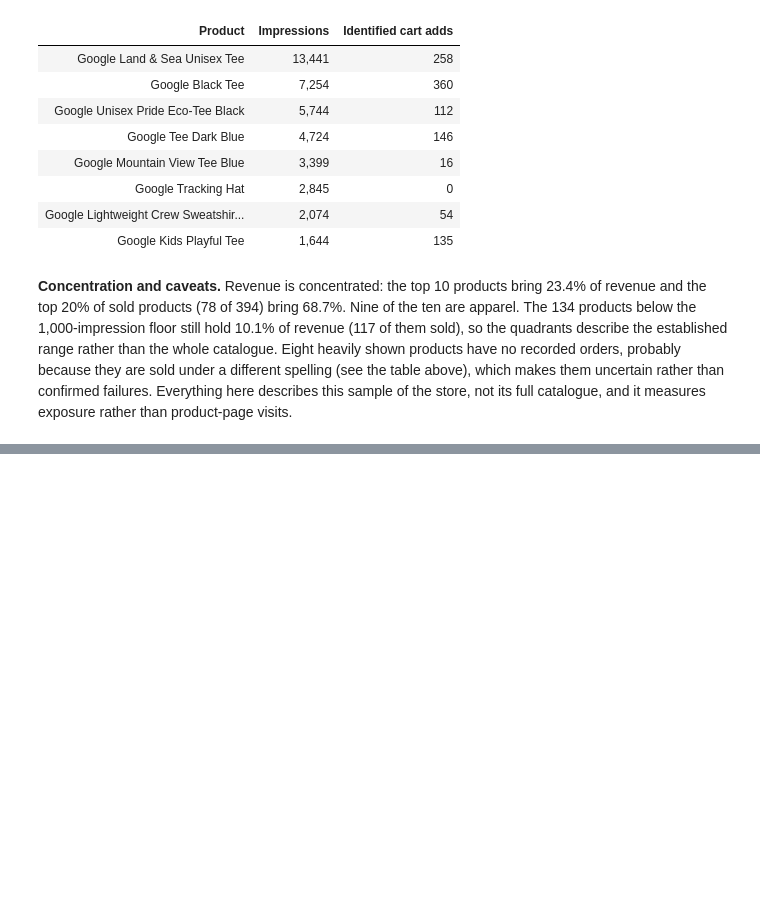
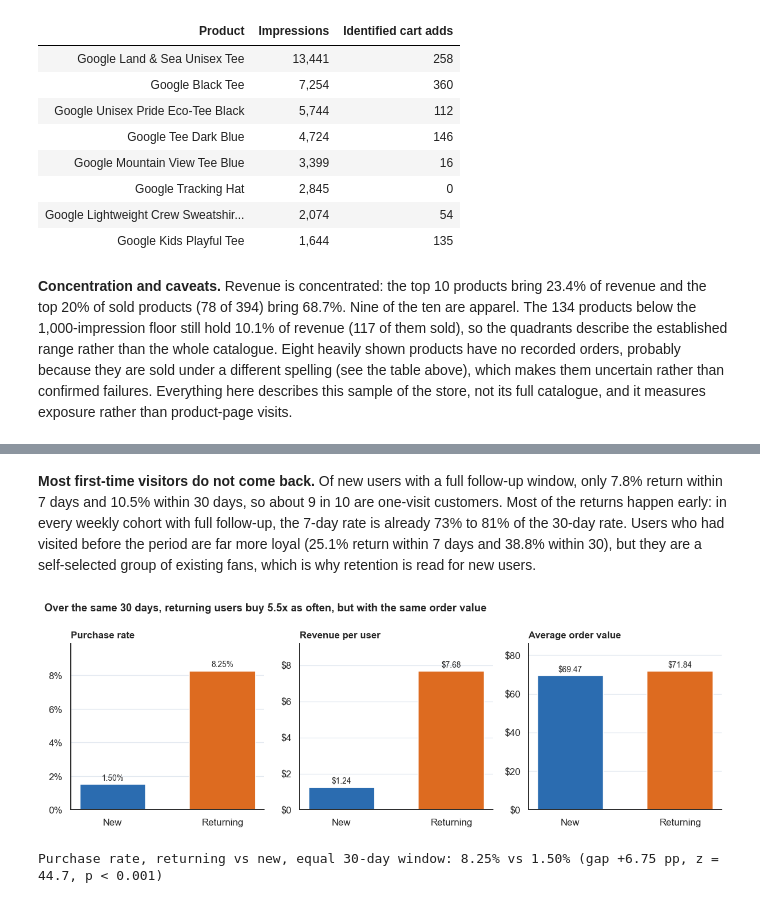
Before and after one commit to OmkarJayvantJadhav/Shop-Trail, a Jupyter notebook: notebooks/ShopTrail_Analysis.ipynb, the cells around one changed output, grey strips where cells are left out. Cells and saved outputs as stored; diff of their text form; code cells hidden in the pictures; blank space fills up the shorter version.

```diff
--- a/notebooks/ShopTrail_Analysis.ipynb
+++ b/notebooks/ShopTrail_Analysis.ipynb
@@ -723,0 +773,22 @@ unmatched.style.format({"Impressions": "{:,.0f}", "Identified cart adds": "{:,.0
+# %% [markdown]
+**Most first-time visitors do not come back.** Of new users with a full follow-up window, only 7.8% return within 7 days and 10.5% within 30 days, so about 9 in 10 are one-visit customers. Most of the returns happen early: in every weekly cohort with full follow-up, the 7-day rate is already 73% to 81% of the 30-day rate. Users who had visited before the period are far more loyal (25.1% return within 7 days and 38.8% within 30), but they are a self-selected group of existing fans, which is why retention is read for new users.
+# %%
+win = load("08_new_vs_returning_30d_window.csv").set_index("user_type").loc[["new", "returning"]]
+fig, axes = plt.subplots(1, 3, figsize=(11, 3.8))
+panels = [("purchase_rate_pct", "Purchase rate", "{:.2f}%", mtick.PercentFormatter(decimals=0)), ("revenue_per_user", "Revenue per user", "${:.2f}", mtick.FuncFormatter(lambda v, _: f"${v:.0f}")), ("aov", "Average order value", "${:.2f}", mtick.FuncFormatter(lambda v, _: f"${v:.0f}"))]
+for ax, (col, title, fmt_, axfmt) in zip(axes, panels):
+    bars = ax.bar(["New", "Returning"], win[col], color=[BLUE, ORANGE], width=0.6)
+    ax.bar_label(bars, labels=[fmt_.format(v) for v in win[col]], padding=3, fontsize=9)
+    ax.yaxis.set_major_formatter(axfmt)
+    ax.set_ylim(0, win[col].max() * 1.2)
+    light_grid(ax, "y")
+    ax.set_title(title, fontsize=11)
+fig.suptitle("Over the same 30 days, returning users buy 5.5x as often, but with the same order value", x=0.01, ha="left", fontweight="bold", fontsize=12)
+plt.tight_layout()
+plt.show()
+
+diff, z, p = two_prop_ztest(win.loc["returning", "buyers"], win.loc["returning", "users"], win.loc["new", "buyers"], win.loc["new", "users"])
+print(f"Purchase rate, returning vs new, equal 30-day window: {win.loc['returning', 'purchase_rate_pct']:.2f}% vs {win.loc['new', 'purchase_rate_pct']:.2f}% (gap {diff * 100:+.2f} pp, z = {z:.1f}, p < 0.001)")
+# %% [output]
+[figure, added]
+Purchase rate, returning vs new, equal 30-day window: 8.25% vs 1.50% (gap +6.75 pp, z = 44.7, p < 0.001)
```
Also changed, not shown: parts of 14 cells of this notebook, 9 other files.
